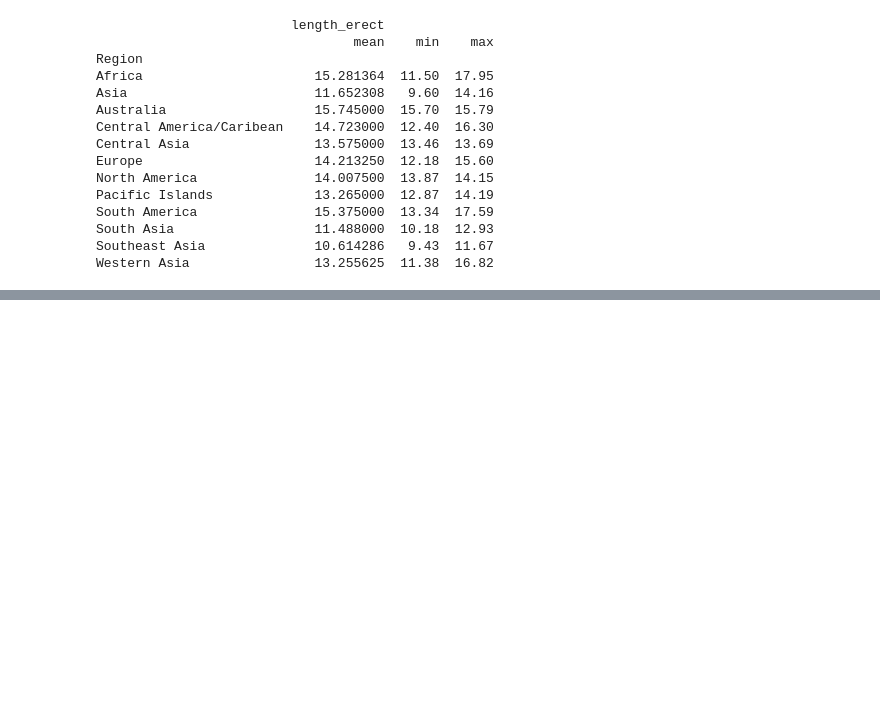
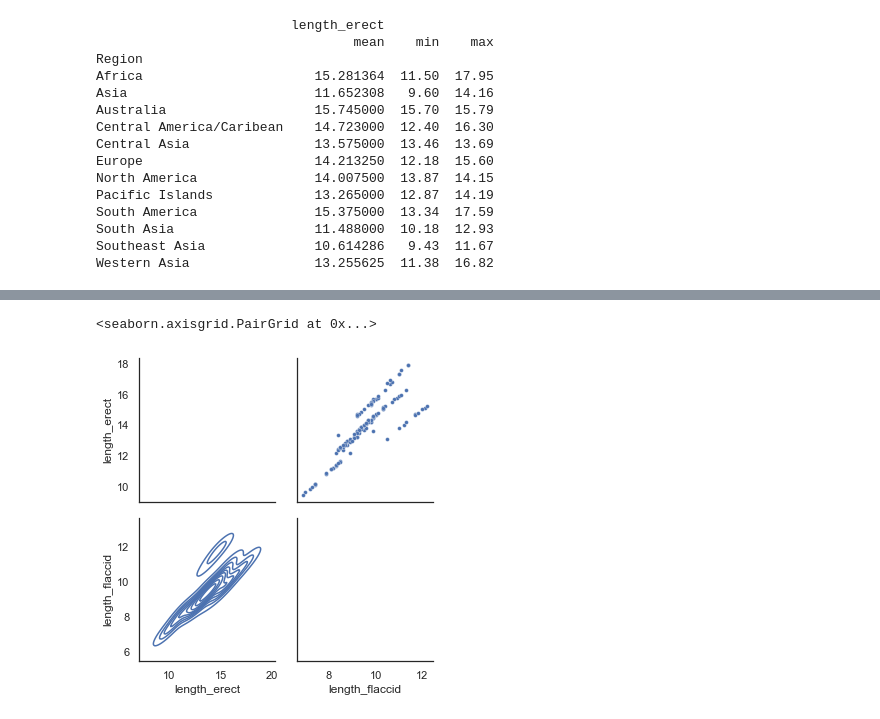
Before and after one commit to AviMegin/AI, a Jupyter notebook: Data/Penis.ipynb, the cells around one changed output, grey strips where cells are left out. Cells and saved outputs as stored; diff of their text form; code cells hidden in the pictures; blank space fills up the shorter version.

```diff
--- a/Data/Penis.ipynb
+++ b/Data/Penis.ipynb
@@ -111,0 +142,12 @@ Western Asia                13.255625  11.38  16.82
+# %%
+import seaborn as sns
+sns.set_theme(style="white")
+
+
+
+g = sns.PairGrid(dick, diag_sharey=False)
+g.map_upper(sns.scatterplot, s=15)
+g.map_lower(sns.kdeplot)
+# %% [output]
+<seaborn.axisgrid.PairGrid at 0x...>
+[figure, added]
```
Also changed, not shown: parts of 15 cells of this notebook, 1 other file.
